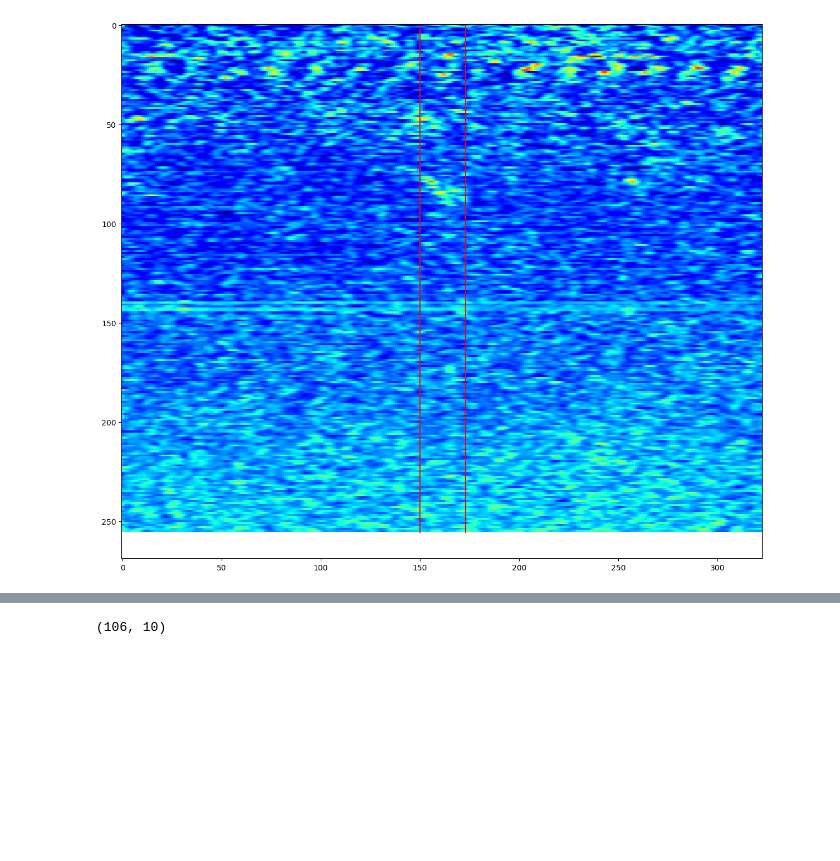
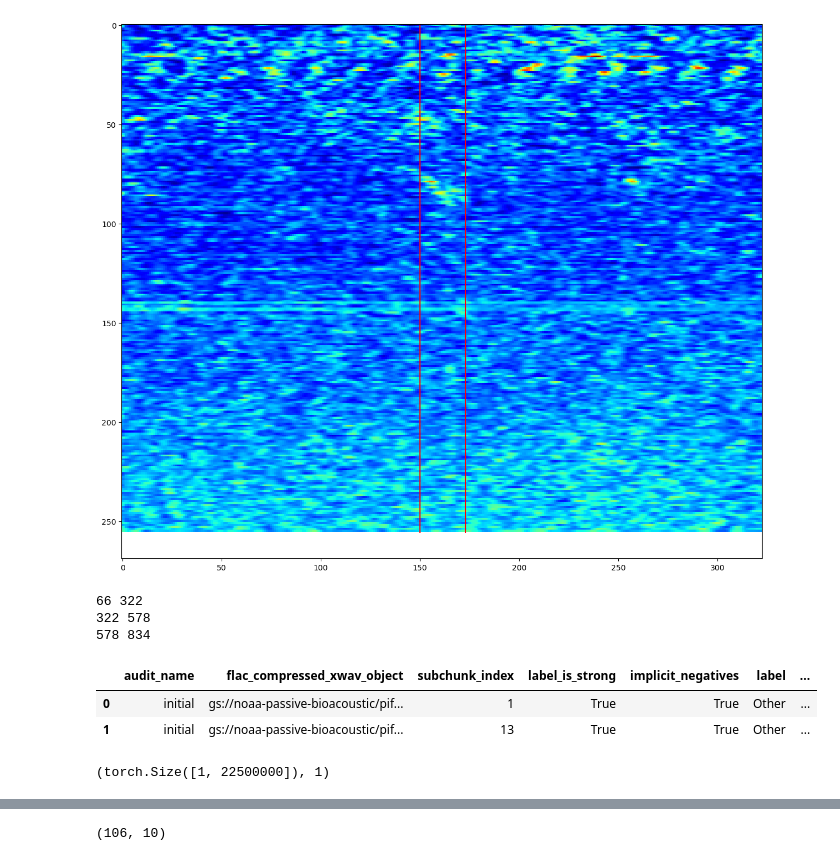
Before and after one commit to adrianmonaghan/SonoAcousticWhale, a Jupyter notebook: EDA/own_PCEN.ipynb, the cells around one changed output, grey strips where cells are left out. Saved outputs shown, nothing was run; the diff lists cells and outputs as text; code cells hidden in the pictures; blank space fills up the shorter version.

```diff
--- a/EDA/own_PCEN.ipynb
+++ b/EDA/own_PCEN.ipynb
@@ -142,3 +90,21 @@ plt.show()
 # %% [output]
 32887
 [figure]
+# %%
+start, end = 100, 800
+spec_length = 10_000
+extra_bins = 256 - (end - start) % 256
+spec_start, spec_end = start - extra_bins // 2, end + extra_bins // 2
+if spec_start < 0:
+    spec_end += abs(spec_start)
+    spec_start = 0
+elif spec_end > spec_length:
+    spec_start -= spec_end - spec_length
+    spec_end = spec_length
+for i in range(spec_start, spec_end, 256):
+    print(i, i+256)
+# print(spec_start, spec_end)
+# %% [output]
+66 322
+322 578
+578 834
@@ -144,0 +126,16 @@ plt.show()
+# %%
+file = "Cross_A_01_050606_123845.d20.x.wav"
+data = read_xwav_header(f"data/audio_data/uncompressed/{file}")
+riff, harp, subchunks = data
+waveform, sample_rate = torchaudio.load(f"data/audio_data/uncompressed/{file}")
+annot[annot['flac_compressed_xwav_object'].str.contains(file.split(".")[0])]
+# %% [output]
+|  | audit_name | flac_compressed_xwav_object | subchunk_index | label_is_strong | implicit_negatives | label | ... |
+| 0 | initial | gs://noaa-passive-bioacoustic/pif... | 1 | True | True | Other | ... |
+| 1 | initial | gs://noaa-passive-bioacoustic/pif... | 13 | True | True | Other | ... |
+# %%
+row = annot.loc[0]
+subchunk_index = row.loc["subchunk_index"]
+waveform.shape, subchunk_index
+# %% [output]
+(torch.Size([1, 22500000]), 1)
```
Also changed, not shown: parts of 40 cells of this notebook, 1 other file.
